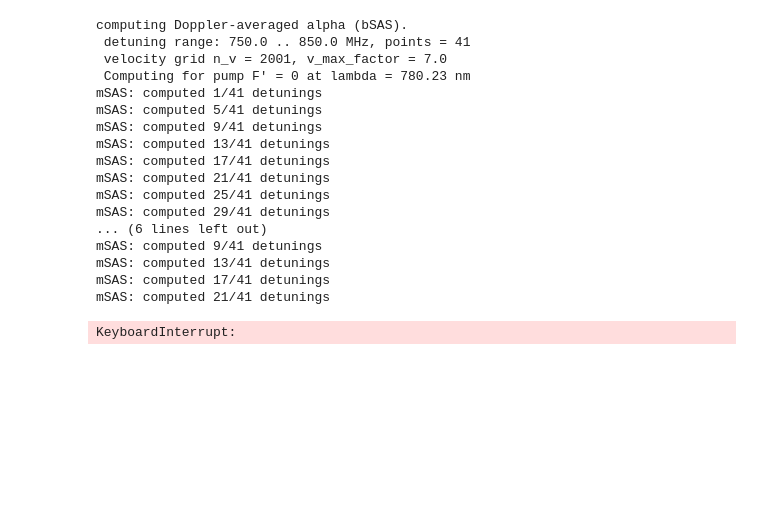
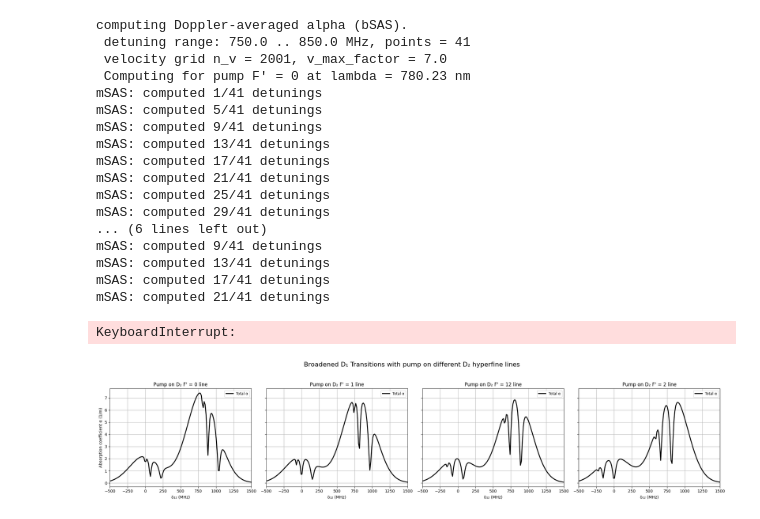
Before and after one commit to JonathanSugijanto/Bi-SAS-for-Optical-Clock, a Jupyter notebook: numeric.ipynb, the cells around one changed output. Drawn from its saved outputs; the diff is of its cells as text; code cells hidden in the pictures; blank space fills up the shorter version.

```diff
--- a/numeric.ipynb
+++ b/numeric.ipynb
@@ -1118,27 +1278,32 @@ mSAS: computed 17/41 detunings
 mSAS: computed 21/41 detunings
 KeyboardInterrupt:
 # %%
-# filename = "mSAS_alpha_output.txt"
+filename = "bSAS_alpha_output.txt"
+pump_labels = [r"F' = 0", r"F' = 1", r"F' = 12", r"F' = 2"]
+pump_freqs = [f_D20, f_D21, (f_D21+f_D22)/2, f_D22]   # Hz
+pump_lambdas = [c/f for f in pump_freqs]  # m
 
-# data = np.loadtxt(filename, skiprows=1)   # skip header line
+data = np.loadtxt(filename, skiprows=1)   # skip header line
 
-# delta_array_MHz = data[:, 0]
-# alpha_array = data[:, 1]
+delta_array_MHz = data[:, 0]
+alpha_array = [data[:, 1], data[:, 2], data[:, 3], data[:, 4]]
 
 # --- 1×4 comparison: pump on D2 F'=0,1,2,3 --------------------------
 fig, axes = plt.subplots(1, 4, figsize=(22, 5), sharey=True)
 for i, ax in enumerate(axes):
 
     # total absorption (black thick line)
     ax.plot(delta_array_MHz, alpha_array[i], "k", lw=2.2, label="Total α")
 
     ax.set_title(fr"Pump on D₂ {pump_labels[i]} line")
     ax.set_xlabel(r"δ₁₂ (MHz)")
     ax.grid(True)
     ax.legend(fontsize=9)
     ax.set_xlim(-500, 1500)  # zoom region where lamb dip visible
 
 axes[0].set_ylabel(r"Absorption coefficient α (1/m)")
 fig.suptitle("Broadened D₁ Transitions with pump on different D₂ hyperfine lines", fontsize=16)
 plt.tight_layout(rect=[0, 0, 1, 0.94])
 plt.show()
+# %% [output]
+[figure, added]
```
Also changed, not shown: parts of 4 cells of this notebook, 1 other file.
